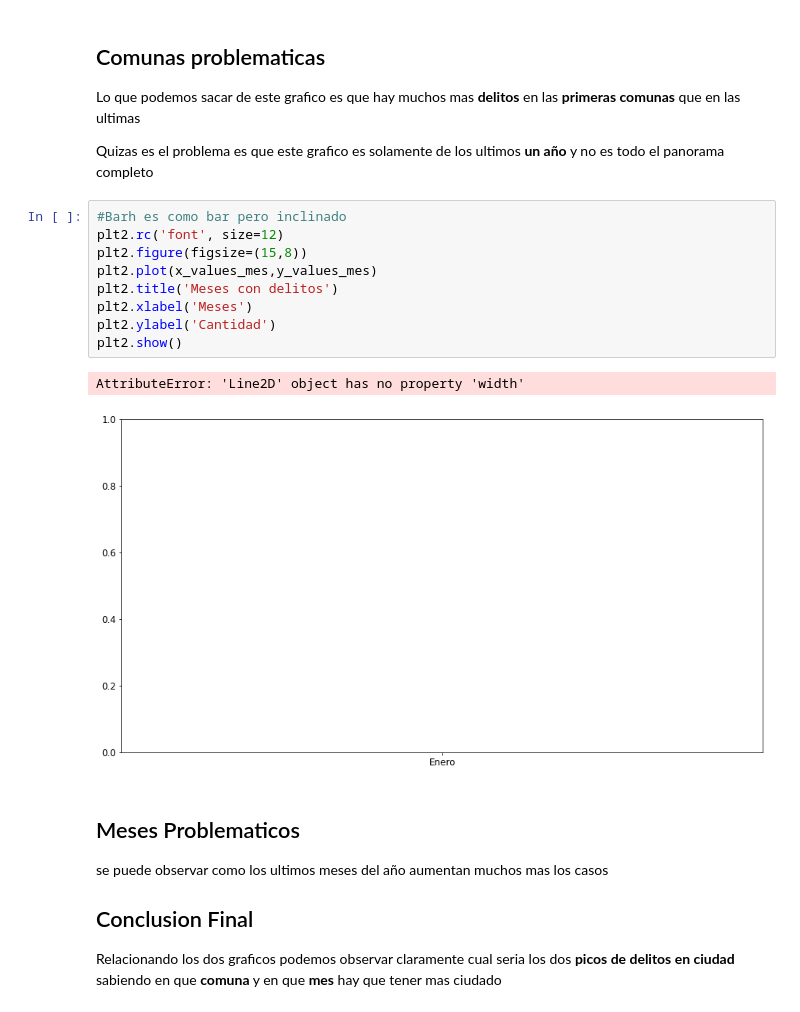
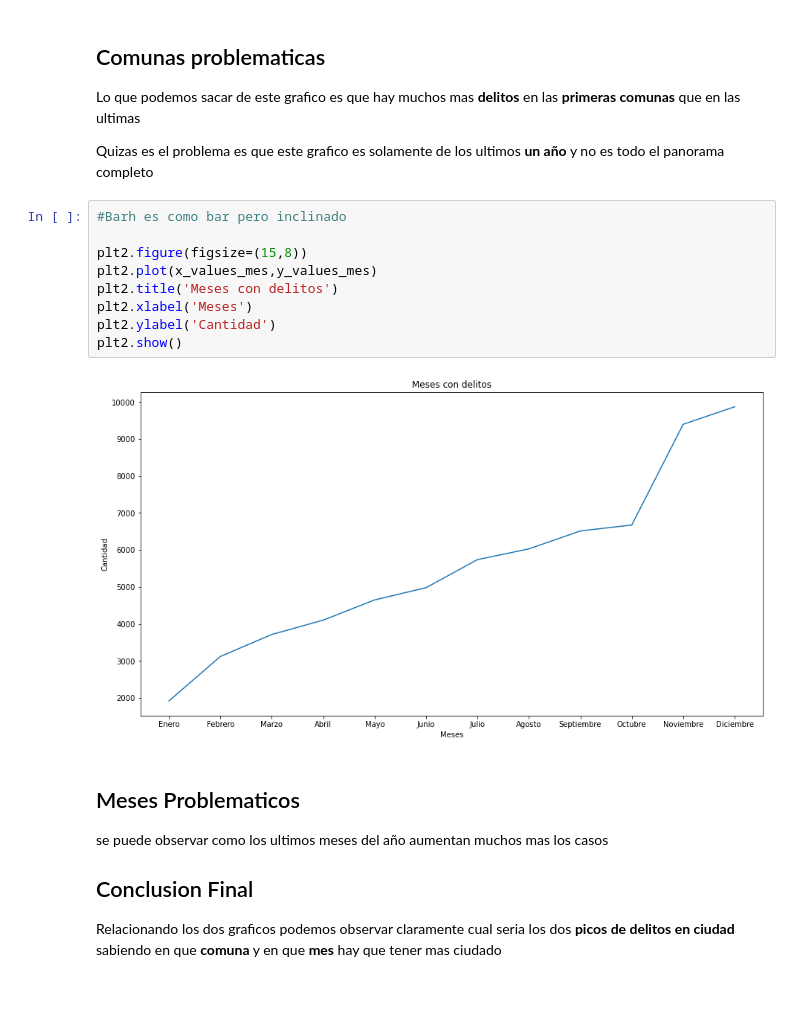
Before and after one commit to DamianBlum/Laboratorio2020-2021, a Jupyter notebook: scientificProject1/notebooks/graficoMio.ipynb, the cells around one changed output. Saved outputs shown, nothing was run; the diff lists cells and outputs as text.

```diff
--- a/scientificProject1/notebooks/graficoMio.ipynb
+++ b/scientificProject1/notebooks/graficoMio.ipynb
@@ -30,16 +30,15 @@ Quizas es el problema es que este grafico es solamente de los ultimos
 **un año** y no es todo el panorama completo
 # %%
 #Barh es como bar pero inclinado
-plt2.rc('font', size=12)
+
 plt2.figure(figsize=(15,8))
 plt2.plot(x_values_mes,y_values_mes)
 plt2.title('Meses con delitos')
 plt2.xlabel('Meses')
 plt2.ylabel('Cantidad')
 plt2.show()
 # %% [output]
-AttributeError: 'Line2D' object has no property 'width'
-[figure, old version]
+[figure, new version]
 # %% [markdown]
 ## Meses Problematicos
 
```
Also changed, not shown: parts of 1 cell of this notebook.
